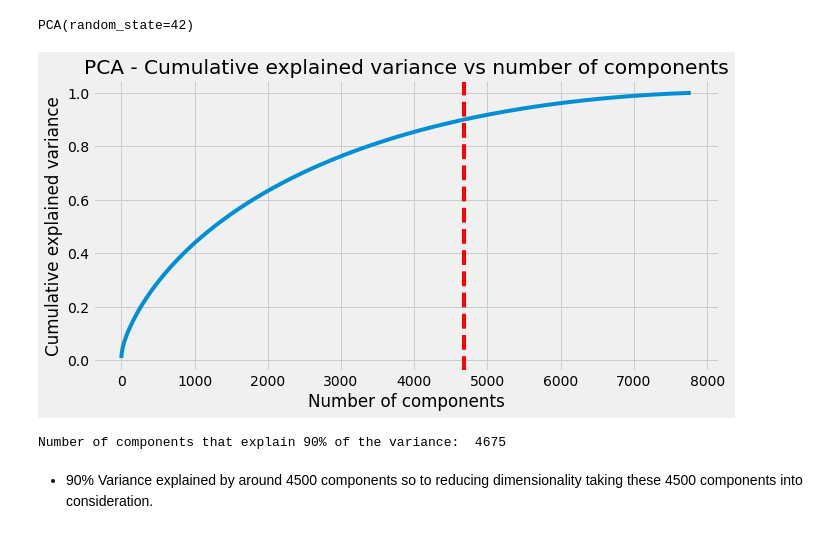
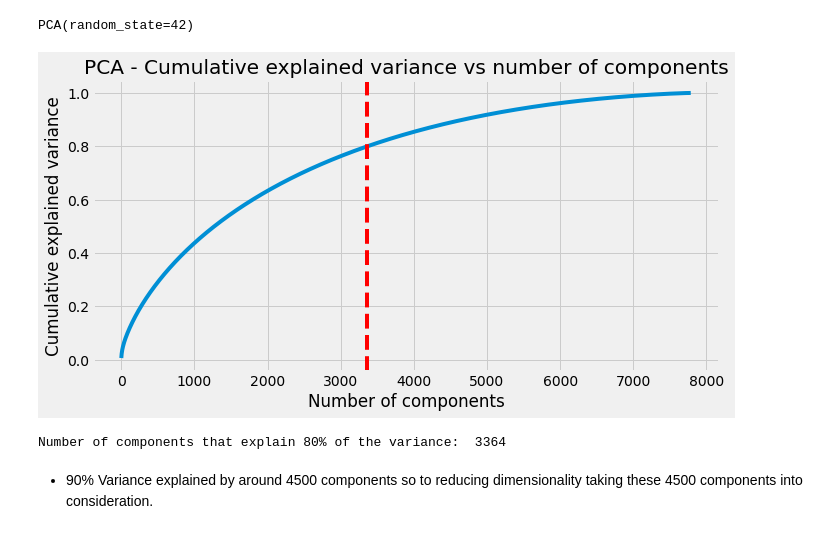
Before and after one commit to thepankaj018/Netflix-Movies-TV-Shows-Clustering, a Jupyter notebook: Netflix_Movies_and_TV_Shows_Clustering.ipynb, the cells around one changed output. Cells and saved outputs as stored; diff of their text form; code cells hidden in the pictures.

```diff
--- a/Netflix_Movies_and_TV_Shows_Clustering.ipynb
+++ b/Netflix_Movies_and_TV_Shows_Clustering.ipynb
@@ -1109,3 +1111,5 @@ data = df.copy()
+# %%
+data.fillna('',inplace = True)
 # %%
 # Combining all the clustering attributes into a single column
 data['clustering_attributes'] = (data['director'] + ' ' + data['cast'] +' ' + data['country'] +' ' + data['listed_in'] + ' ' + data['description'])
@@ -1426,21 +1428,21 @@ PCA(random_state=42)
 # %%
 # Explained variance for different number of components
 cumulative_variance = np.cumsum(pca.explained_variance_ratio_)
-n_components = np.argmax(cumulative_variance >= 0.9) + 1
+n_components = np.argmax(cumulative_variance >= 0.8) + 1
 
 # Plotting the cumulative explained variance vs number of components and marking component that shows around 90% Variance
 plt.figure(figsize=(10,5))
 plt.plot(cumulative_variance)
 plt.axvline(x=n_components, color='r', linestyle='--')
 plt.title('PCA - Cumulative explained variance vs number of components')
 plt.xlabel('Number of components')
 plt.ylabel('Cumulative explained variance')
 plt.show()
 print("")
-print("Number of components that explain 90% of the variance: ", n_components)
+print("Number of components that explain 80% of the variance: ", n_components)
 # %% [output]
-[figure, old version]
+[figure, new version]
-Number of components that explain 90% of the variance:  4675
+Number of components that explain 80% of the variance:  3364
 # %% [markdown]
 * 90% Variance explained by around 4500 components so to reducing dimensionality taking these 4500 components into consideration.
 # %%
```
Also changed, not shown: parts of 18 cells of this notebook.
